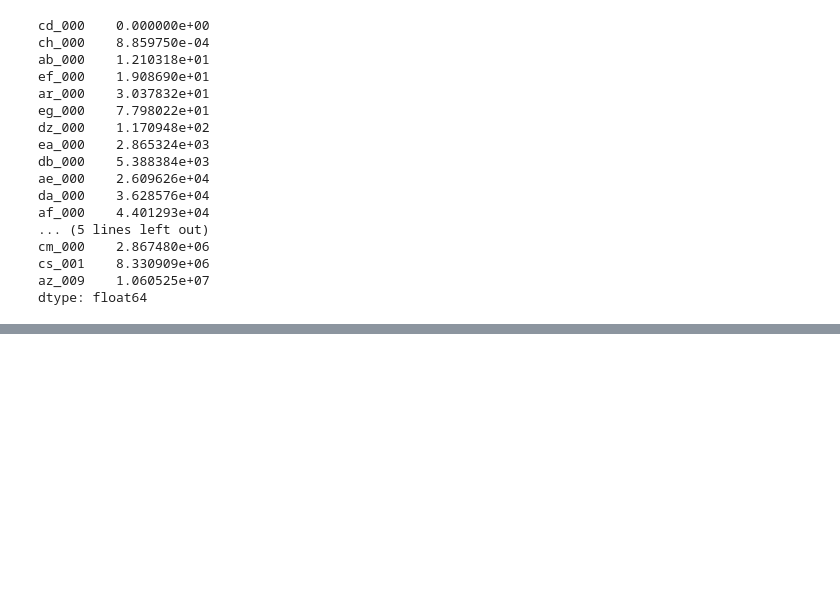
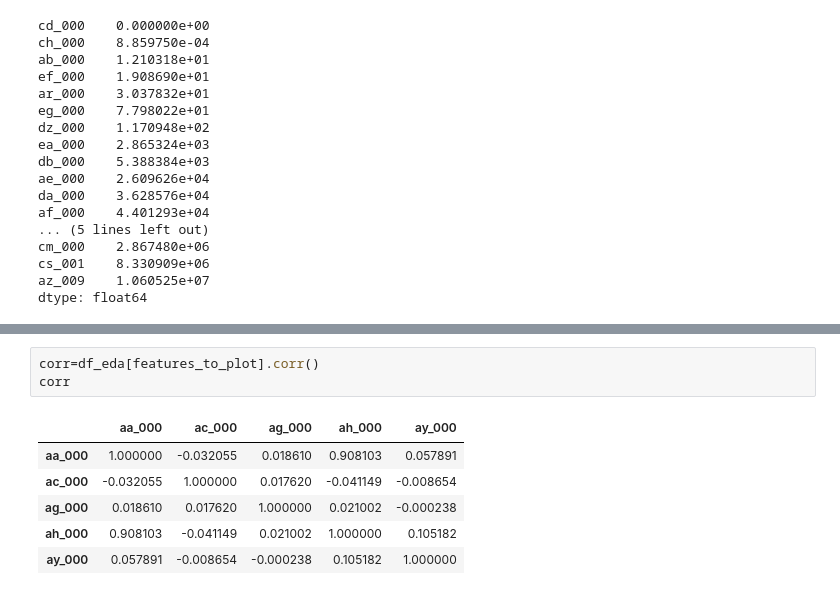
Before and after one commit to Rupesh-Mane/air-pressure-system-failure-prediction, a Jupyter notebook: notebooks/02_EDA.ipynb, the cells around one changed output, grey strips where cells are left out. Cells and saved outputs as stored; diff of their text form; blank space fills up the shorter version.

```diff
--- a/notebooks/02_EDA.ipynb
+++ b/notebooks/02_EDA.ipynb
@@ -179,0 +208,10 @@ dtype: float64
+# %%
+corr=df_eda[features_to_plot].corr()
+corr
+# %% [output]
+|  | aa_000 | ac_000 | ag_000 | ah_000 | ay_000 |
+| aa_000 | 1.000000 | -0.032055 | 0.018610 | 0.908103 | 0.057891 |
+| ac_000 | -0.032055 | 1.000000 | 0.017620 | -0.041149 | -0.008654 |
+| ag_000 | 0.018610 | 0.017620 | 1.000000 | 0.021002 | -0.000238 |
+| ah_000 | 0.908103 | -0.041149 | 0.021002 | 1.000000 | 0.105182 |
+| ay_000 | 0.057891 | -0.008654 | -0.000238 | 0.105182 | 1.000000 |
```
Also changed, not shown: parts of 4 cells of this notebook.
